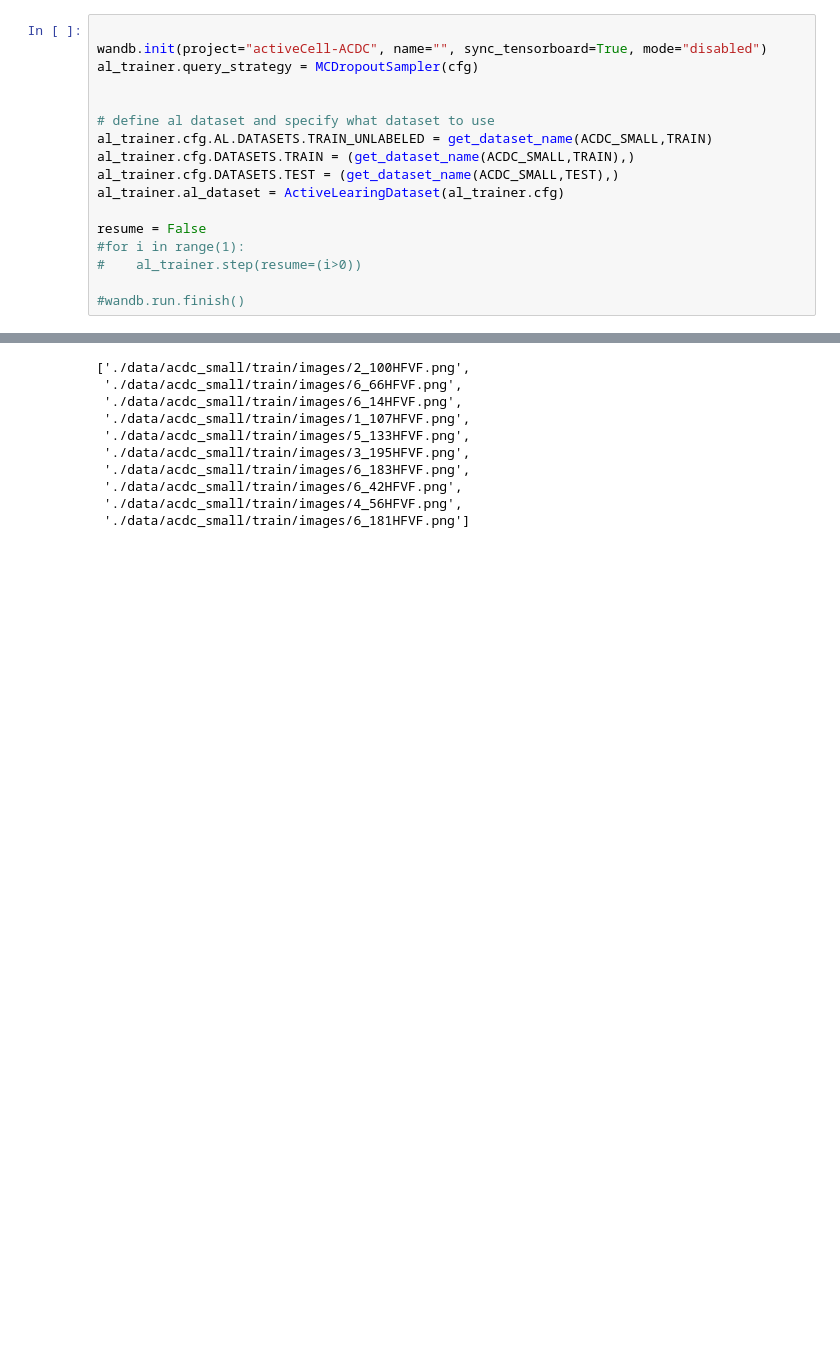
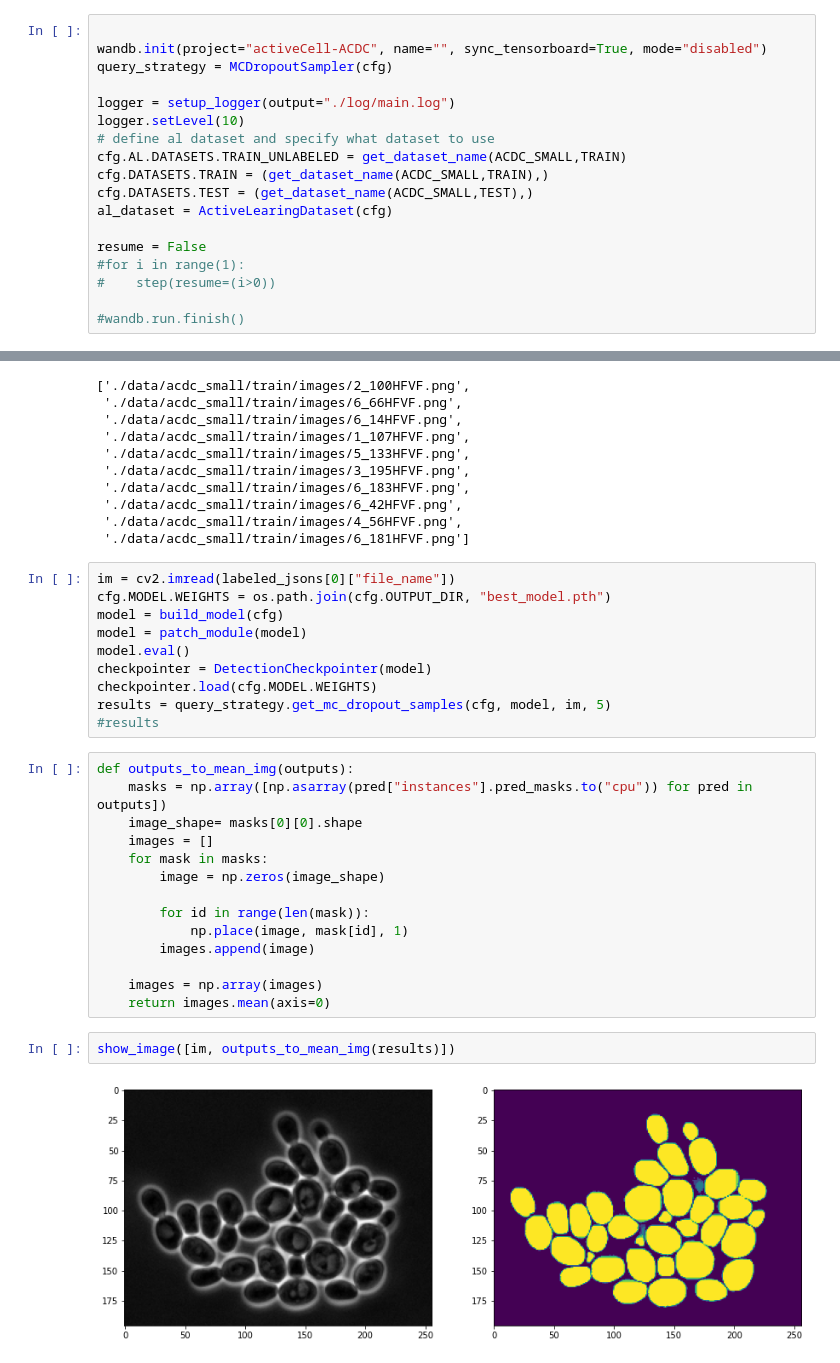
Before and after one commit to SchmollerLab/activeInstanceSegment, a Jupyter notebook: jupyter_notebooks/md_al.ipynb, the cells around one changed output, grey strips where cells are left out. Saved outputs shown, nothing was run; the diff lists cells and outputs as text; blank space fills up the shorter version.

```diff
--- a/jupyter_notebooks/md_al.ipynb
+++ b/jupyter_notebooks/md_al.ipynb
@@ -104,18 +108,19 @@ running on server: False
 # %%
 
 wandb.init(project="activeCell-ACDC", name="", sync_tensorboard=True, mode="disabled")
-al_trainer.query_strategy = MCDropoutSampler(cfg)
+query_strategy = MCDropoutSampler(cfg)
 
-
+logger = setup_logger(output="./log/main.log")
+logger.setLevel(10)
 # define al dataset and specify what dataset to use
-al_trainer.cfg.AL.DATASETS.TRAIN_UNLABELED = get_dataset_name(ACDC_SMALL,TRAIN)
-al_trainer.cfg.DATASETS.TRAIN = (get_dataset_name(ACDC_SMALL,TRAIN),)
-al_trainer.cfg.DATASETS.TEST = (get_dataset_name(ACDC_SMALL,TEST),)
-al_trainer.al_dataset = ActiveLearingDataset(al_trainer.cfg)
+cfg.AL.DATASETS.TRAIN_UNLABELED = get_dataset_name(ACDC_SMALL,TRAIN)
+cfg.DATASETS.TRAIN = (get_dataset_name(ACDC_SMALL,TRAIN),)
+cfg.DATASETS.TEST = (get_dataset_name(ACDC_SMALL,TEST),)
+al_dataset = ActiveLearingDataset(cfg)
 
 resume = False
 #for i in range(1):
-#    al_trainer.step(resume=(i>0))
+#    step(resume=(i>0))
 
 #wandb.run.finish()
 # %% [output]
@@ -203,3 +231,31 @@ plot_trio(labeled_jsons[-8])
  './data/acdc_small/train/images/6_42HFVF.png',
  './data/acdc_small/train/images/4_56HFVF.png',
  './data/acdc_small/train/images/6_181HFVF.png']
+# %%
+im = cv2.imread(labeled_jsons[0]["file_name"])
+cfg.MODEL.WEIGHTS = os.path.join(cfg.OUTPUT_DIR, "best_model.pth")
+model = build_model(cfg)
+model = patch_module(model)
+model.eval()
+checkpointer = DetectionCheckpointer(model)
+checkpointer.load(cfg.MODEL.WEIGHTS)
+results = query_strategy.get_mc_dropout_samples(cfg, model, im, 5)
+#results
+# %%
+def outputs_to_mean_img(outputs):
+    masks = np.array([np.asarray(pred["instances"].pred_masks.to("cpu")) for pred in outputs])
+    image_shape= masks[0][0].shape
+    images = []
+    for mask in masks:
+        image = np.zeros(image_shape)
+
+        for id in range(len(mask)):
+            np.place(image, mask[id], 1)
+        images.append(image)
+
+    images = np.array(images)
+    return images.mean(axis=0)
+# %%
+show_image([im, outputs_to_mean_img(results)])
+# %% [output]
+[figure, added]
```
Also changed, not shown: parts of 11 cells of this notebook, 4 other files.
